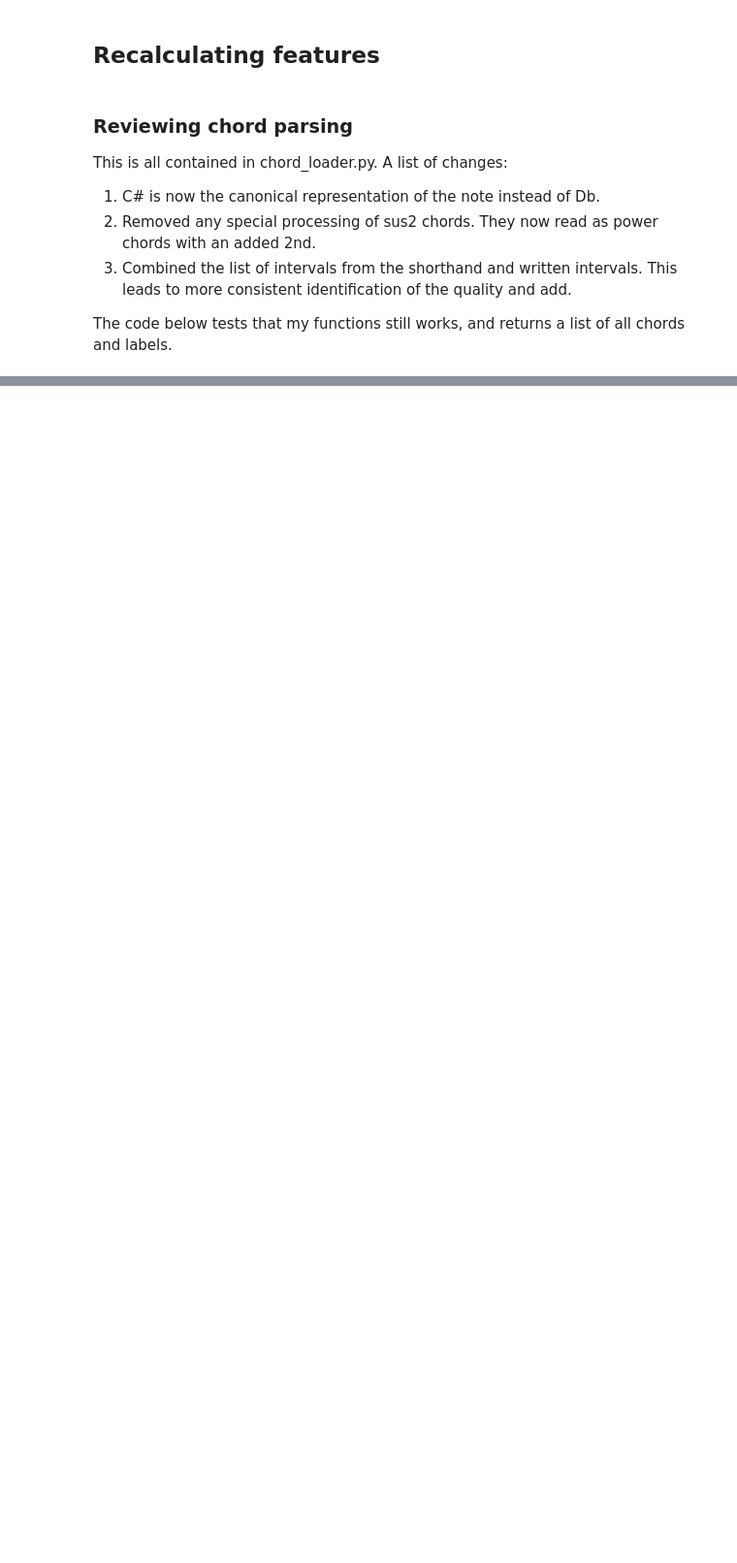
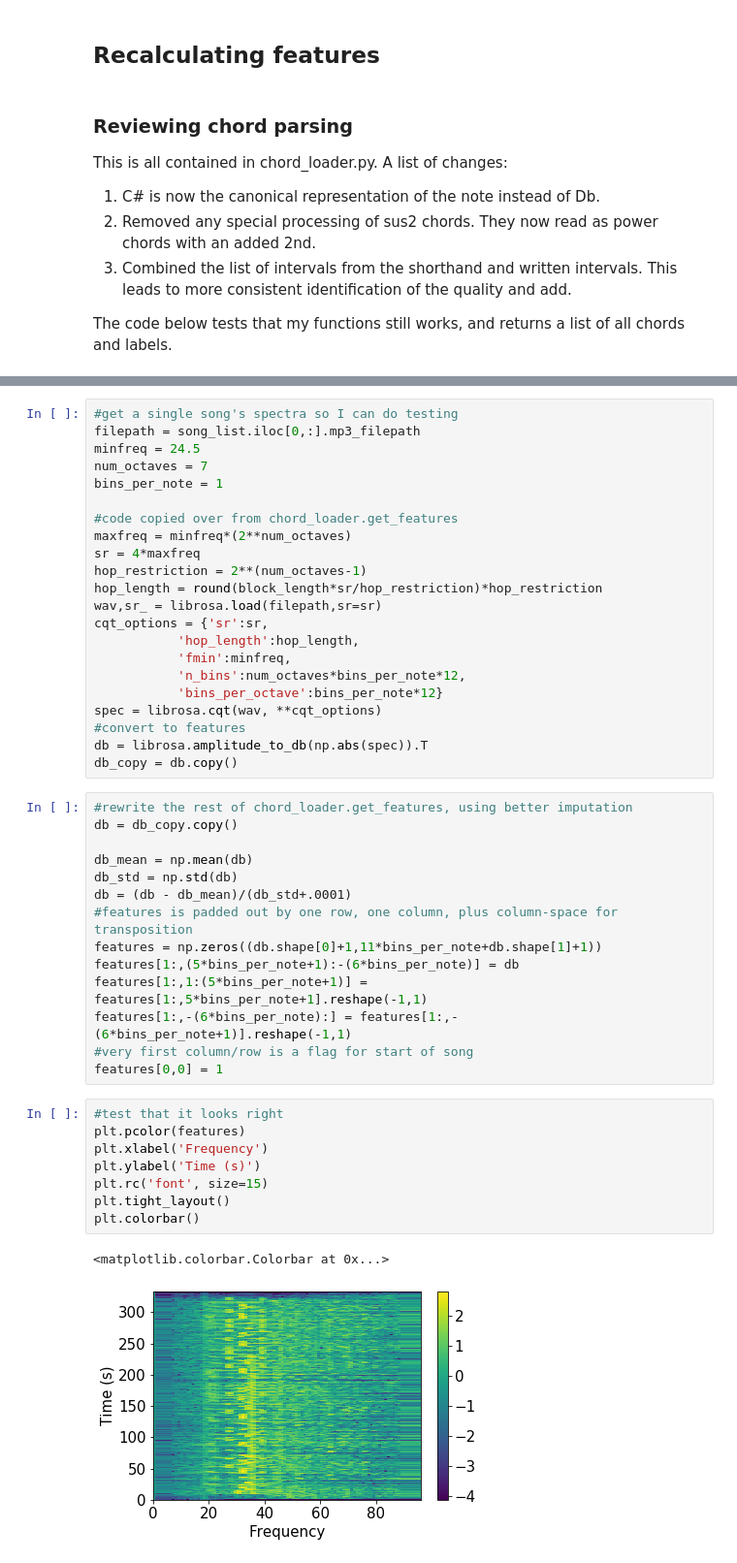
Before and after one commit to tristanlmiller/auto-guitar-tabs, a Jupyter notebook: Post-Insight Refactoring.ipynb, the cells around one changed output, grey strips where cells are left out. Shown: that part at 97% size. Cells and saved outputs as stored; diff of their text form; blank space fills up the shorter version.

Commit message:
better imputation for feature calculation

```diff
--- a/Post-Insight Refactoring.ipynb
+++ b/Post-Insight Refactoring.ipynb
@@ -89,0 +97,47 @@ dtype: object
+# %%
+#get a single song's spectra so I can do testing
+filepath = song_list.iloc[0,:].mp3_filepath
+minfreq = 24.5
+num_octaves = 7
+bins_per_note = 1
+
+#code copied over from chord_loader.get_features
+maxfreq = minfreq*(2**num_octaves)
+sr = 4*maxfreq
+hop_restriction = 2**(num_octaves-1)
+hop_length = round(block_length*sr/hop_restriction)*hop_restriction
+wav,sr_ = librosa.load(filepath,sr=sr)
+cqt_options = {'sr':sr,
+           'hop_length':hop_length,
+           'fmin':minfreq,
+           'n_bins':num_octaves*bins_per_note*12,
+           'bins_per_octave':bins_per_note*12}
+spec = librosa.cqt(wav, **cqt_options)
+#convert to features
+db = librosa.amplitude_to_db(np.abs(spec)).T
+db_copy = db.copy()
+# %%
+#rewrite the rest of chord_loader.get_features, using better imputation
+db = db_copy.copy()
+
+db_mean = np.mean(db)
+db_std = np.std(db)
+db = (db - db_mean)/(db_std+.0001)
+#features is padded out by one row, one column, plus column-space for transposition
+features = np.zeros((db.shape[0]+1,11*bins_per_note+db.shape[1]+1))
+features[1:,(5*bins_per_note+1):-(6*bins_per_note)] = db
+features[1:,1:(5*bins_per_note+1)] = features[1:,5*bins_per_note+1].reshape(-1,1)
+features[1:,-(6*bins_per_note):] = features[1:,-(6*bins_per_note+1)].reshape(-1,1)
+#very first column/row is a flag for start of song
+features[0,0] = 1
+# %%
+#test that it looks right
+plt.pcolor(features)
+plt.xlabel('Frequency')
+plt.ylabel('Time (s)')
+plt.rc('font', size=15)
+plt.tight_layout()
+plt.colorbar()
+# %% [output]
+<matplotlib.colorbar.Colorbar at 0x...>
+[figure, added]
```
Also changed, not shown: parts of 7 cells of this notebook, 1 other file.
